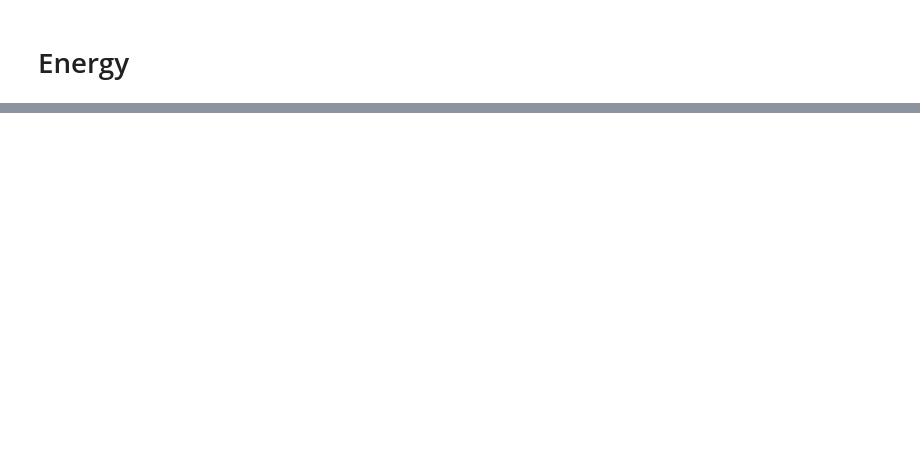
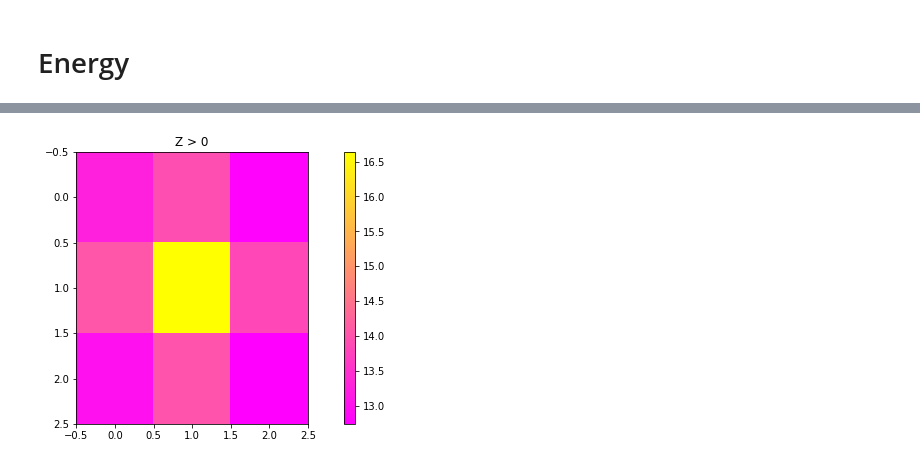
Before and after one commit to whiteRa2bit/hep_generative_models, a Jupyter notebook: notebooks/eda.ipynb, the cells around one changed output, grey strips where cells are left out. Cells and saved outputs as stored; diff of their text form; code cells hidden in the pictures; blank space fills up the shorter version.

```diff
--- a/notebooks/eda.ipynb
+++ b/notebooks/eda.ipynb
@@ -113,0 +120,4 @@ plt.show()
+# %%
+plot_detectors_colormap(pos_sizes, 'Z > 0')
+# %% [output]
+[figure, added]
```
Also changed, not shown: parts of 16 cells of this notebook.
